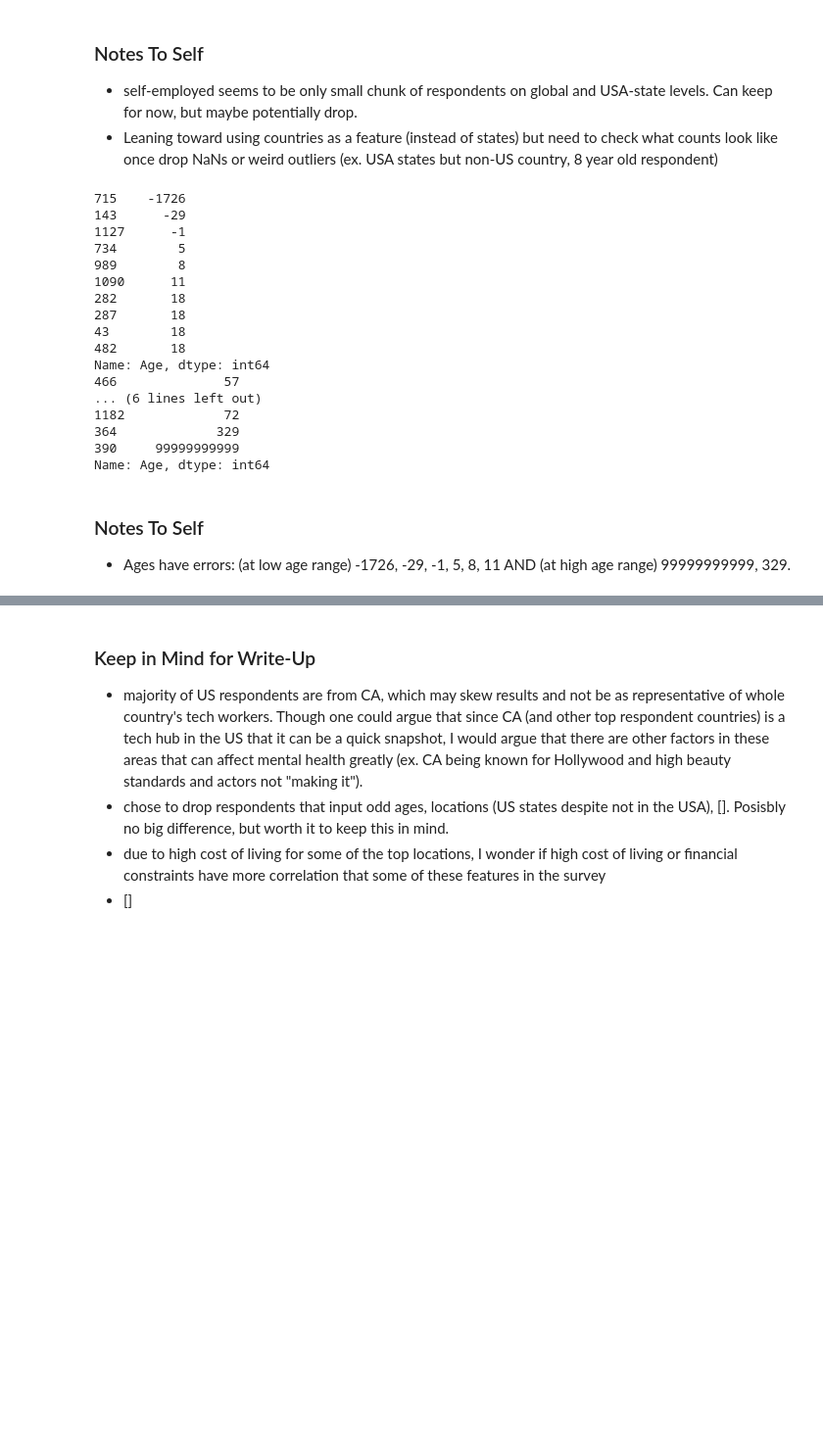
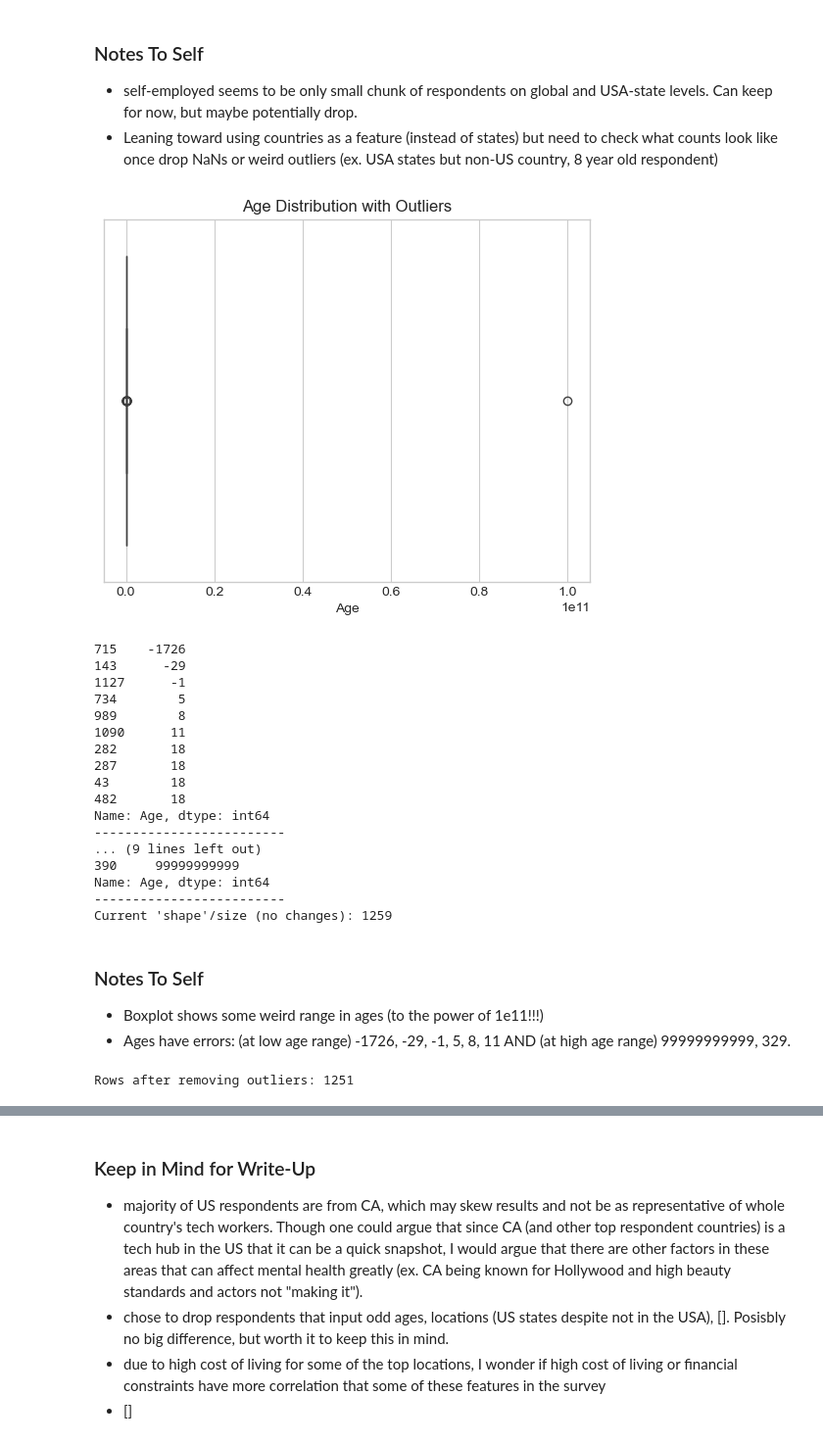
Before and after one commit to aseeds10/MHealthWorkplace-Tech, a Jupyter notebook: Notebooks/01_Explore.ipynb, the cells around one changed output, grey strips where cells are left out. Shown at 98% size. Cells and saved outputs as stored; diff of their text form; code cells hidden in the pictures; blank space fills up the shorter version.

Commit message:
cleaning: drop non-US states, odd ages, explore years

```diff
--- a/Notebooks/01_Explore.ipynb
+++ b/Notebooks/01_Explore.ipynb
@@ -584,10 +585,19 @@ plt.show()
 ### Notes To Self
 - self-employed seems to be only small chunk of respondents on global and USA-state levels. Can keep for now, but maybe potentially drop.
 - Leaning toward using countries as a feature (instead of states) but need to check what counts look like once drop NaNs or weird outliers (ex. USA states but non-US country, 8 year old respondent)
+# %%
+sns.boxplot(x='Age', data=survey_df)
+plt.title('Age Distribution with Outliers')
+plt.show()
+# %% [output]
+[figure, added]
 # %%
 # check ages for weird input
 pprint(survey_df['Age'].sort_values().head(10))
+print("-------------------------")
 pprint(survey_df['Age'].sort_values().tail(10))
+print("-------------------------")
+print(f"Current 'shape'/size (no changes): {survey_df.shape[0]}")
 # %% [output]
 715    -1726
 143      -29
@@ -600,12 +610,13 @@ pprint(survey_df['Age'].sort_values().tail(10))
 43        18
 482       18
 Name: Age, dtype: int64
-466              57
-... (6 lines left out)
-1182             72
-364             329
+-------------------------
+... (9 lines left out)
 390     99999999999
 Name: Age, dtype: int64
+-------------------------
+Current 'shape'/size (no changes): 1259
 # %% [markdown]
 ### Notes To Self
+- Boxplot shows some weird range in ages (to the power of 1e11!!!)
 - Ages have errors: (at low age range) -1726, -29, -1, 5, 8, 11 AND (at high age range) 99999999999, 329.
@@ -642,0 +623,10 @@ print(f"Rows after removing outliers: {survey_df_clean.shape[0]}")
+# %%
+# Drop weird ages Option 1: Remove rows where age is less than 18, higher than 100
+survey_df_clean = survey_df[(survey_df['Age'] >= 18) & (survey_df['Age'] <= 100)]
+# survey_df_clean['Age'].sort_values().tail(10)
+# survey_df_clean['Age'].sort_values().head(10)
+
+# Check how many rows remain
+print(f"Rows after removing outliers: {survey_df_clean.shape[0]}")
+# %% [output]
+Rows after removing outliers: 1251
```
Also changed, not shown: parts of 21 cells of this notebook.
